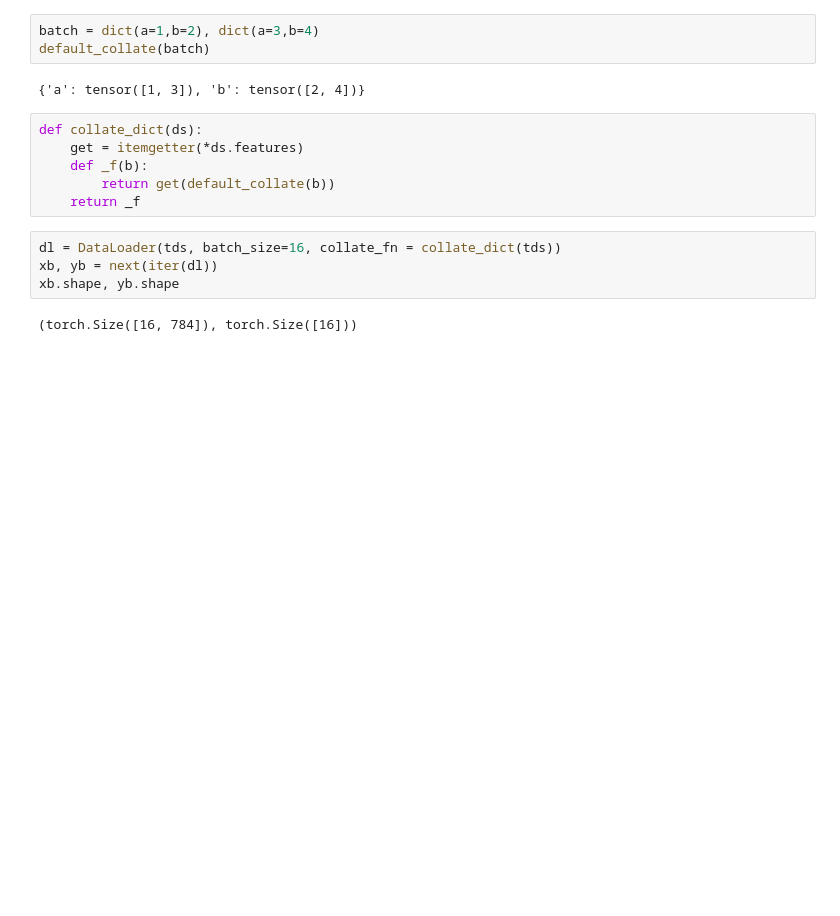
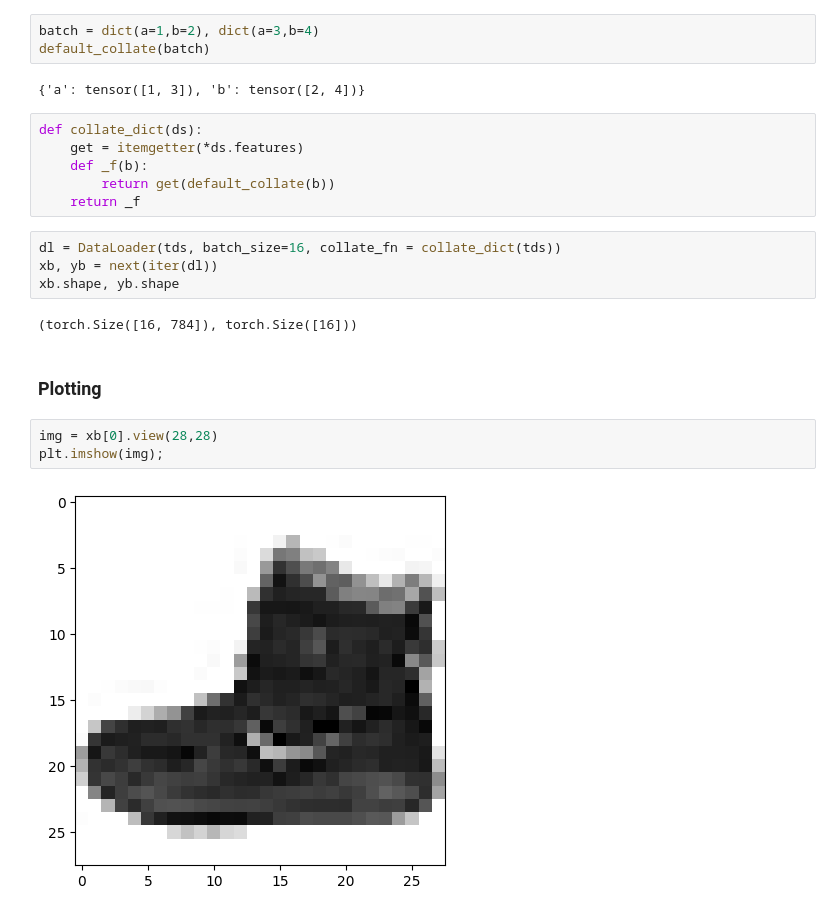
Before and after one commit to daspartho/fastai-part2, a Jupyter notebook: datasets.ipynb, the cells around one changed output. Saved outputs shown, nothing was run; the diff lists cells and outputs as text; blank space fills up the shorter version.

Commit message:
plotting

```diff
--- a/datasets.ipynb
+++ b/datasets.ipynb
@@ -167,3 +167,10 @@ xb, yb = next(iter(dl))
 xb.shape, yb.shape
 # %% [output]
 (torch.Size([16, 784]), torch.Size([16]))
+# %% [markdown]
+### Plotting
+# %%
+img = xb[0].view(28,28)
+plt.imshow(img);
+# %% [output]
+[figure, added]
```
Also changed, not shown: parts of 14 cells of this notebook.
